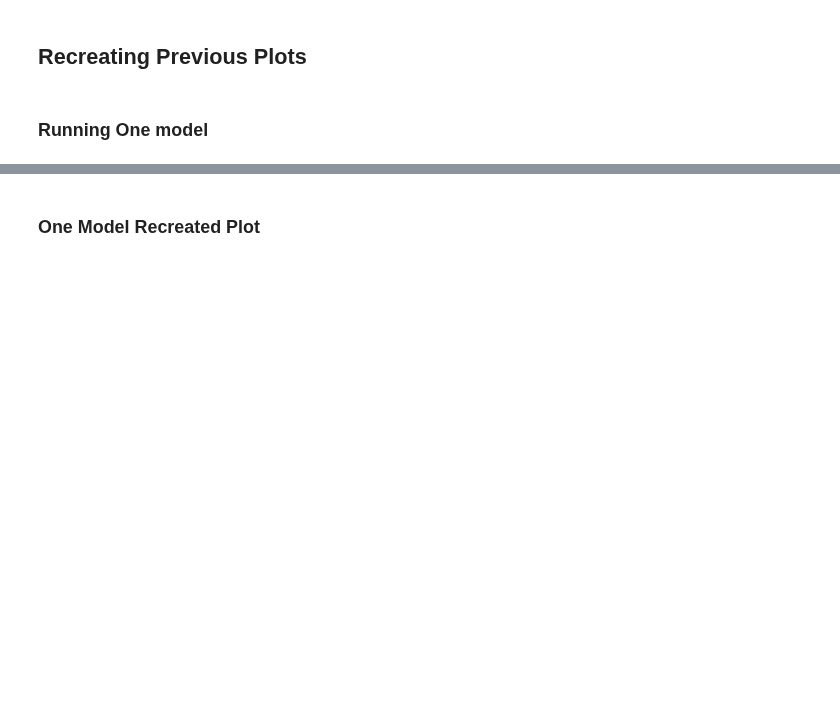
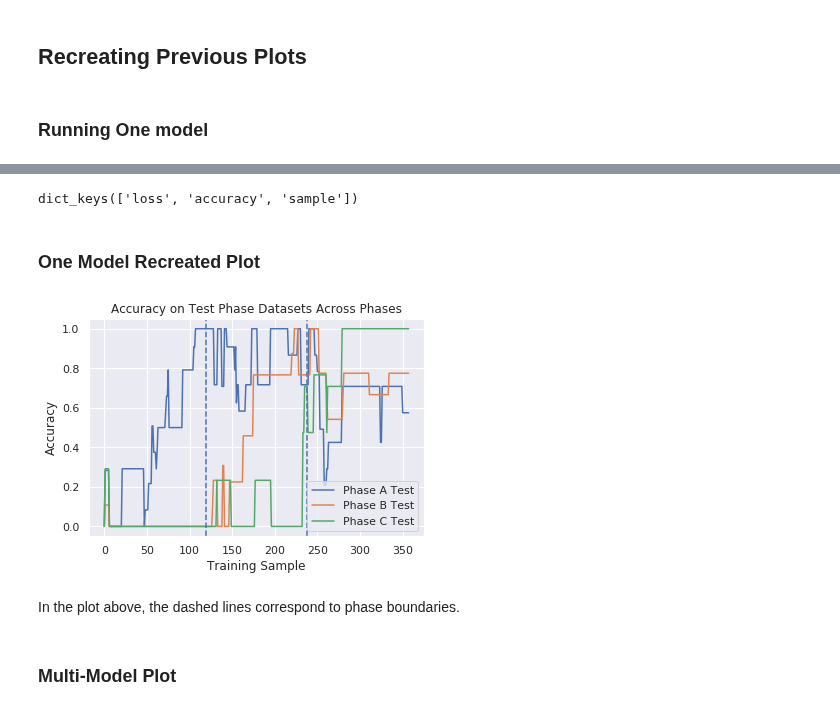
Before and after one commit to apra93/leabra-tf, a Jupyter notebook: docs/source/notebooks/0.8-Hierarchical-Learning.ipynb, the cells around one changed output, grey strips where cells are left out. Drawn from its saved outputs; the diff is of its cells as text; code cells hidden in the pictures; blank space fills up the shorter version.

Commit message:
NB: Got basic plots for performance on the different task sets.

```diff
--- a/docs/source/notebooks/0.8-Hierarchical-Learning.ipynb
+++ b/docs/source/notebooks/0.8-Hierarchical-Learning.ipynb
@@ -865,6 +846,7 @@ def ts_train_exp(
                     feed_dict={alpha_ph: lr, handler: handles[phase]})
 
                 if not i % n_val or i == n_train - 1:
+                    phase_n_samples = i + epoch*n_train + n_samples
                     for met_key in metric_keys:
                         metrics = sess.run(
                             [loss_op, accuracy],
@@ -872,8 +854,7 @@ def ts_train_exp(
                         # Record
                         for key, metric in zip(['loss', 'accuracy'], metrics):
                             training_metrics[met_key][key].append(metric)
-                        training_metrics[met_key]['sample'].append(i + epoch*n_train)
-                    phase_n_samples = i + epoch*n_train + n_samples
+                        training_metrics[met_key]['sample'].append(phase_n_samples)
                     log_level(f'Completed Sample {phase_n_samples} for {phase}')
         phase_metrics[phase] = training_metrics
         n_samples = phase_n_samples
@@ -907,11 +888,40 @@ Wall time: 4.12 s
+# %%
+phase_metrics['Phase A']['Phase A Test'].keys()
+# %% [output]
+dict_keys(['loss', 'accuracy', 'sample'])
 # %% [markdown]
 ### One Model Recreated Plot
-# %%
-for phase, data in phase_metrics.items():
-    for
-    plt.plot(data.sample, data['accuracy'], label=f'Phase {phase}')
-plt.title('Accuracy on Respective Test Phase Datasets')
-plt.xlabel('Training Sample')
-plt.ylabel('Accuracy')
-plt.legend()
-plt.show()
+# %%
+def plot_ts_phase_data(phase_metrics, datasets_to_plot, phases=None, title=None):
+    samples = []
+    vlines = []
+    data_to_plot = pdict({key : [] for key in datasets_to_plot})
+    phases = phases or list(phase_metrics.keys())
+
+    for phase in phases:
+        for key in datasets_to_plot:
+            data_to_plot[key] += phase_metrics[phase][key]['accuracy']
+        samples += phase_metrics[phase][key]['sample']
+        vlines.append(samples[-1])
+
+    for key, data in data_to_plot.items():
+        plt.plot(samples, data, label=f'{key}')
+
+    for vline in vlines[:-1]:
+        plt.axvline(vline, linestyle='--')
+
+    if title:
+        plt.title(title)
+    plt.xlabel('Training Sample')
+    plt.ylabel('Accuracy')
+    plt.legend()
+    plt.show()
+# %%
+plot_ts_phase_data(phase_metrics, list(phase_test_datasets.keys()),
+                   title='Accuracy on Test Phase Datasets Across Phases')
+# %% [output]
+[figure, added]
+# %% [markdown]
+In the plot above, the dashed lines correspond to phase boundaries.
+# %% [markdown]
+### Multi-Model Plot
```
Also changed, not shown: parts of 12 cells of this notebook.
